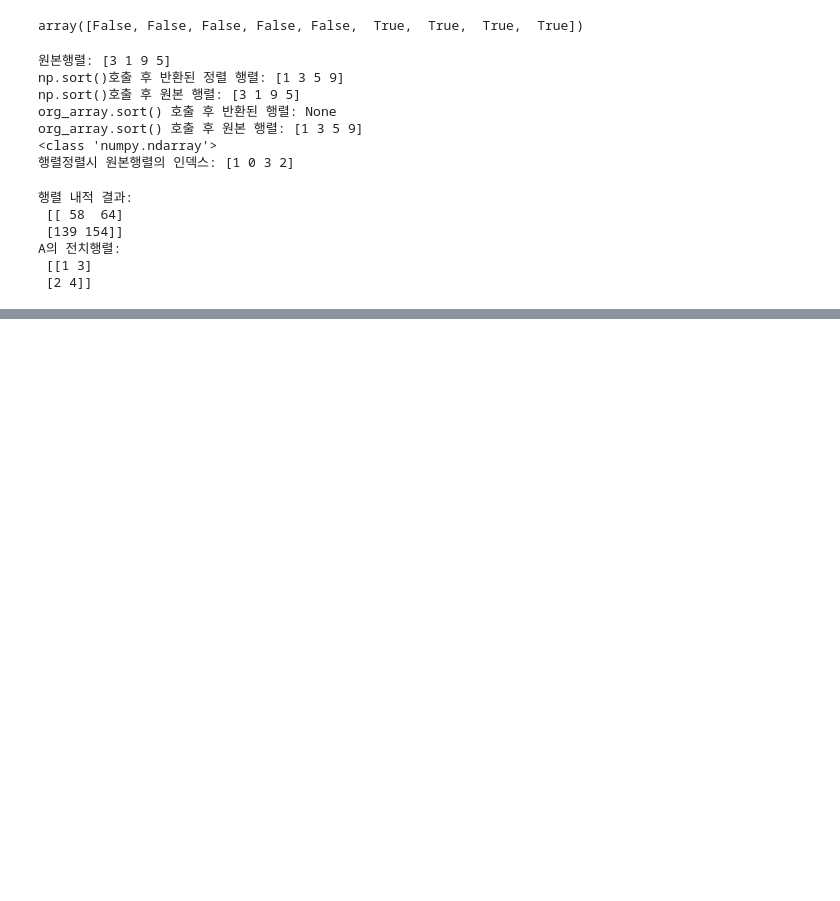
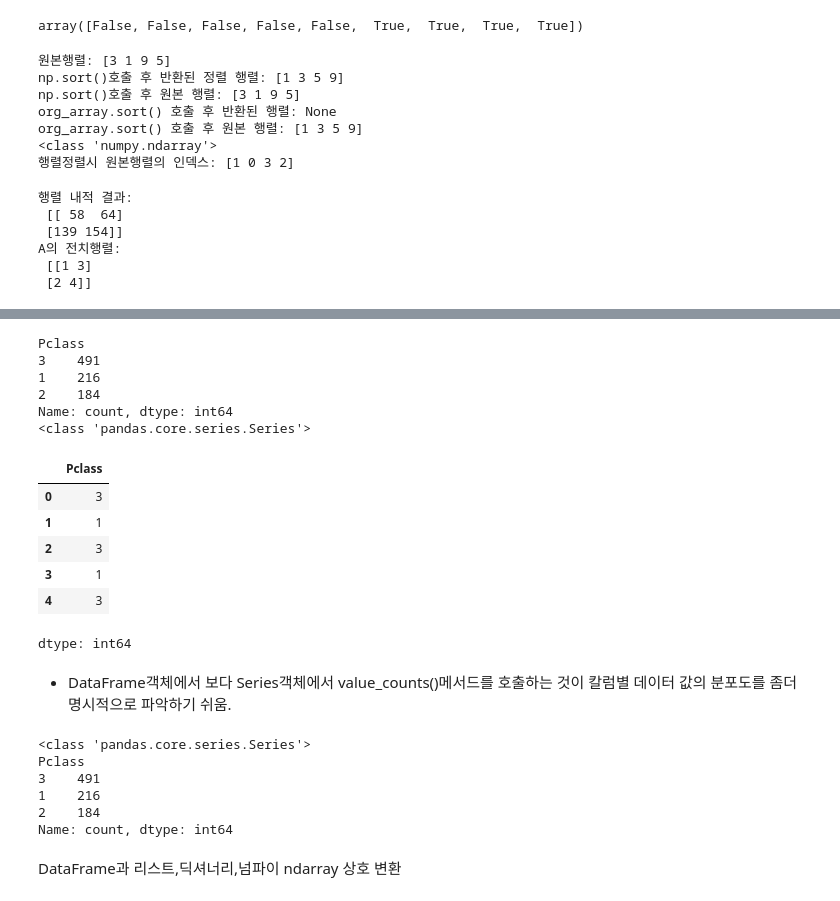
Before and after one commit to khwak/python-machine-learning-study, a Jupyter notebook: yang/Chapter1.ipynb, the cells around one changed output, grey strips where cells are left out. Saved outputs shown, nothing was run; the diff lists cells and outputs as text; code cells hidden in the pictures; blank space fills up the shorter version.

```diff
--- a/yang/Chapter1.ipynb
+++ b/yang/Chapter1.ipynb
@@ -201,0 +264,37 @@ A의 전치행렬:
+# %%
+value_counts = titanic_df['Pclass'].value_counts()
+print(value_counts)
+
+titanic_pclass = titanic_df['Pclass']
+print(type(titanic_pclass))
+
+titanic_pclass.head()
+# %% [output]
+Pclass
+3    491
+1    216
+2    184
+Name: count, dtype: int64
+<class 'pandas.core.series.Series'>
+|  | Pclass |
+| 0 | 3 |
+| 1 | 1 |
+| 2 | 3 |
+| 3 | 1 |
+| 4 | 3 |
+dtype: int64
+# %% [markdown]
+* DataFrame객체에서 보다 Series객체에서 value_counts()메서드를 호출하는 것이 칼럼별 데이터 값의 분포도를 좀더 명시적으로 파악하기 쉬움.
+# %%
+value_counts = titanic_df['Pclass'].value_counts()
+print(type(value_counts))
+print(value_counts)
+# %% [output]
+<class 'pandas.core.series.Series'>
+Pclass
+3    491
+1    216
+2    184
+Name: count, dtype: int64
+# %% [markdown]
+DataFrame과 리스트,딕셔너리,넘파이 ndarray 상호 변환
```
Also changed, not shown: parts of 15 cells of this notebook.
